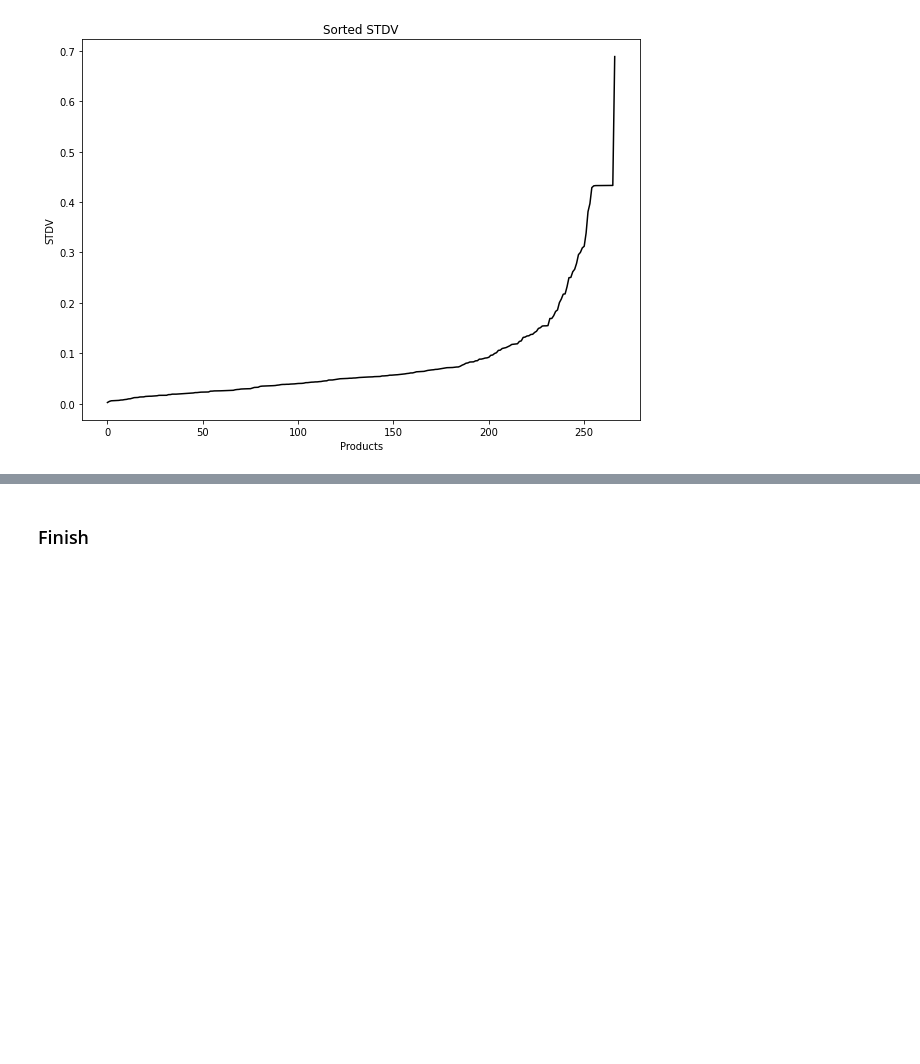
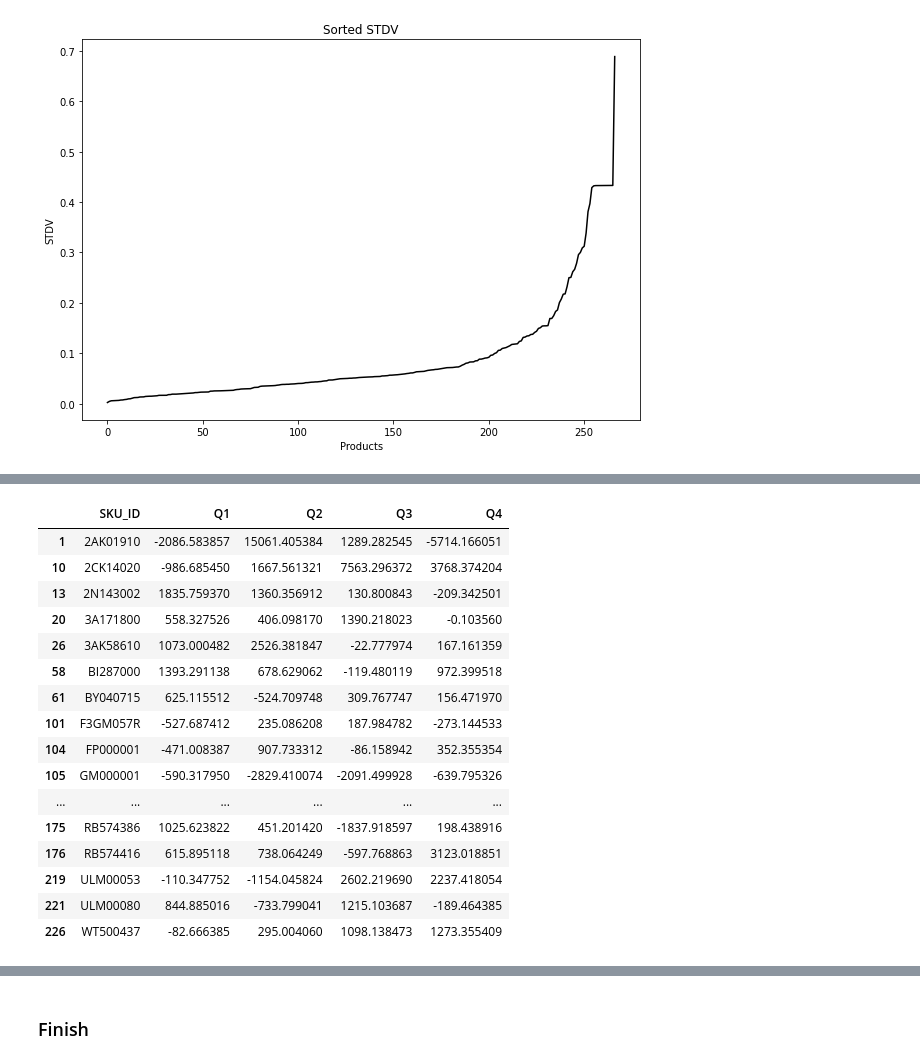
Before and after one commit to omeryefet/SLE, a Jupyter notebook: main.ipynb, the cells around one changed output, grey strips where cells are left out. Cells and saved outputs as stored; diff of their text form; code cells hidden in the pictures; blank space fills up the shorter version.

```diff
--- a/main.ipynb
+++ b/main.ipynb
@@ -363,0 +396,4 @@ plot_STDV(seasonality)
+# %%
+data_Qs = data.iloc[:,data.columns.isin(['SKU_ID','Q1','Q2','Q3','Q4','YEAR'])]
+data_Qs.reset_index(inplace=True,drop=True)
+data_Qs
@@ -363,0 +512,3 @@ plot_STDV(seasonality)
+# %%
+mean = data_Qs[['SKU_ID','Q1','Q2','Q3','Q4']].groupby('SKU_ID').apply(lambda x: np.mean(x)).reset_index(level=0)
+std = data_Qs[['SKU_ID','Q1','Q2','Q3','Q4']].groupby('SKU_ID').apply(lambda x: np.std(x)).reset_index(level=0)
@@ -363,0 +555,3 @@ plot_STDV(seasonality)
+# %%
+min = pd.concat([mean.iloc[:,0:1] , mean.iloc[:,1:].subtract(std.iloc[:,1:], axis = 1)] , axis=1)
+min
@@ -363,0 +572,20 @@ plot_STDV(seasonality)
+# %%
+min[(min.Q1<0)|(min.Q2<0)|(min.Q3<0)|(min.Q4<0)]
+# %% [output]
+|  | SKU_ID | Q1 | Q2 | Q3 | Q4 |
+| 1 | 2AK01910 | -2086.583857 | 15061.405384 | 1289.282545 | -5714.166051 |
+| 10 | 2CK14020 | -986.685450 | 1667.561321 | 7563.296372 | 3768.374204 |
+| 13 | 2N143002 | 1835.759370 | 1360.356912 | 130.800843 | -209.342501 |
+| 20 | 3A171800 | 558.327526 | 406.098170 | 1390.218023 | -0.103560 |
+| 26 | 3AK58610 | 1073.000482 | 2526.381847 | -22.777974 | 167.161359 |
+| 58 | BI287000 | 1393.291138 | 678.629062 | -119.480119 | 972.399518 |
+| 61 | BY040715 | 625.115512 | -524.709748 | 309.767747 | 156.471970 |
+| 101 | F3GM057R | -527.687412 | 235.086208 | 187.984782 | -273.144533 |
+| 104 | FP000001 | -471.008387 | 907.733312 | -86.158942 | 352.355354 |
+| 105 | GM000001 | -590.317950 | -2829.410074 | -2091.499928 | -639.795326 |
+| ... | ... | ... | ... | ... | ... |
+| 175 | RB574386 | 1025.623822 | 451.201420 | -1837.918597 | 198.438916 |
+| 176 | RB574416 | 615.895118 | 738.064249 | -597.768863 | 3123.018851 |
+| 219 | ULM00053 | -110.347752 | -1154.045824 | 2602.219690 | 2237.418054 |
+| 221 | ULM00080 | 844.885016 | -733.799041 | 1215.103687 | -189.464385 |
+| 226 | WT500437 | -82.666385 | 295.004060 | 1098.138473 | 1273.355409 |
```
Also changed, not shown: parts of 24 cells of this notebook, 1 other file.
